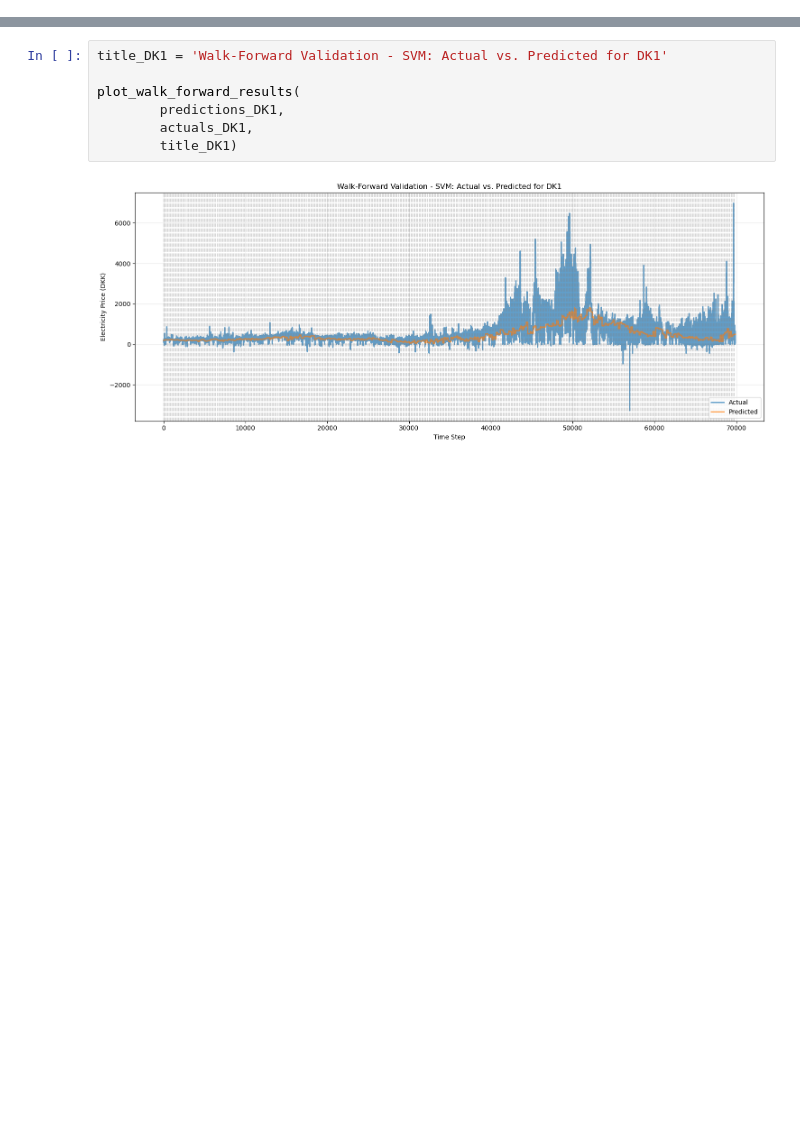
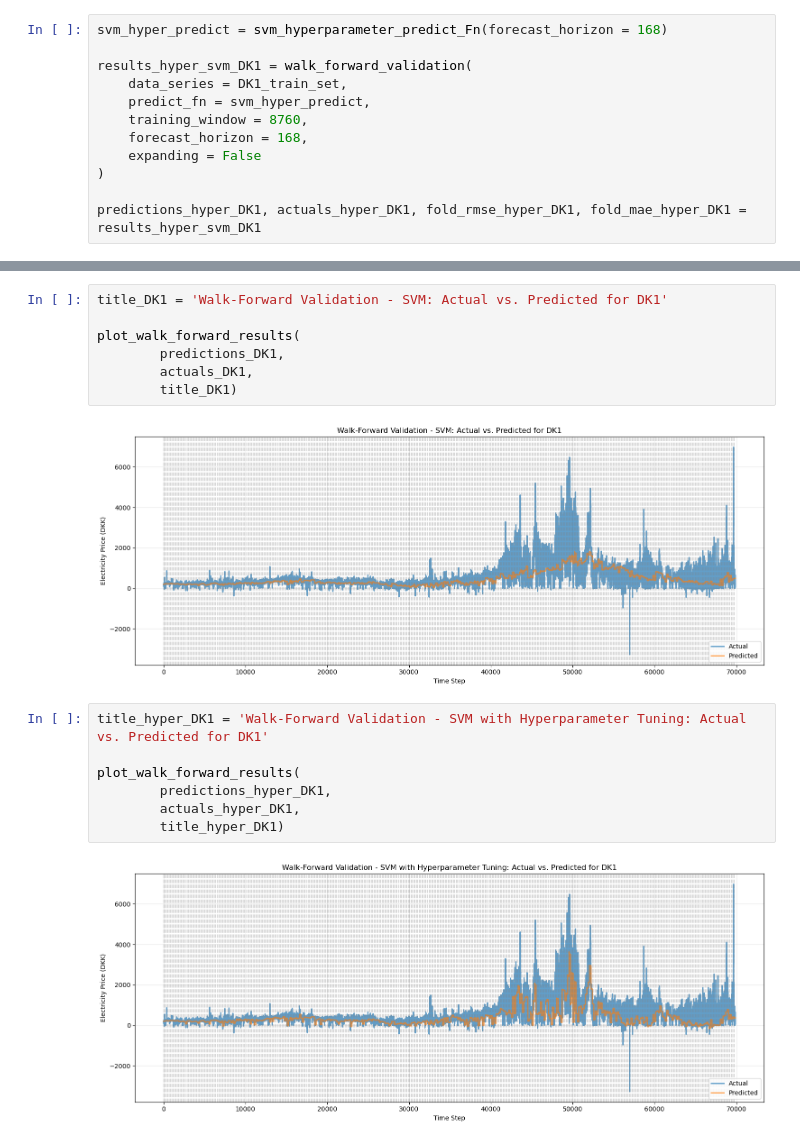
Before and after one commit to chrso19/Speciale_Kode, a Jupyter notebook: Shallow learners/SVM_test.ipynb, the cells around one changed output, grey strips where cells are left out. Saved outputs shown, nothing was run; the diff lists cells and outputs as text; blank space fills up the shorter version.

Commit message:
Adjusted validation function and started SVM hyper parameter tuning

```diff
--- a/Shallow learners/SVM_test.ipynb
+++ b/Shallow learners/SVM_test.ipynb
@@ -174,0 +240,12 @@ def make_svm_predict_fn(forecast_horizon):
+# %%
+svm_hyper_predict = svm_hyperparameter_predict_Fn(forecast_horizon = 168)
+
+results_hyper_svm_DK1 = walk_forward_validation(
+    data_series = DK1_train_set,
+    predict_fn = svm_hyper_predict,
+    training_window = 8760,
+    forecast_horizon = 168,
+    expanding = False
+)
+
+predictions_hyper_DK1, actuals_hyper_DK1, fold_rmse_hyper_DK1, fold_mae_hyper_DK1 = results_hyper_svm_DK1
@@ -211,3 +306,12 @@ plot_walk_forward_results(
         title_DK1)
 # %% [output]
 [figure]
+# %%
+title_hyper_DK1 = 'Walk-Forward Validation - SVM with Hyperparameter Tuning: Actual vs. Predicted for DK1'
+
+plot_walk_forward_results(
+        predictions_hyper_DK1,
+        actuals_hyper_DK1,
+        title_hyper_DK1)
+# %% [output]
+[figure, added]
```
Also changed, not shown: parts of 6 cells of this notebook, 1 other file.
